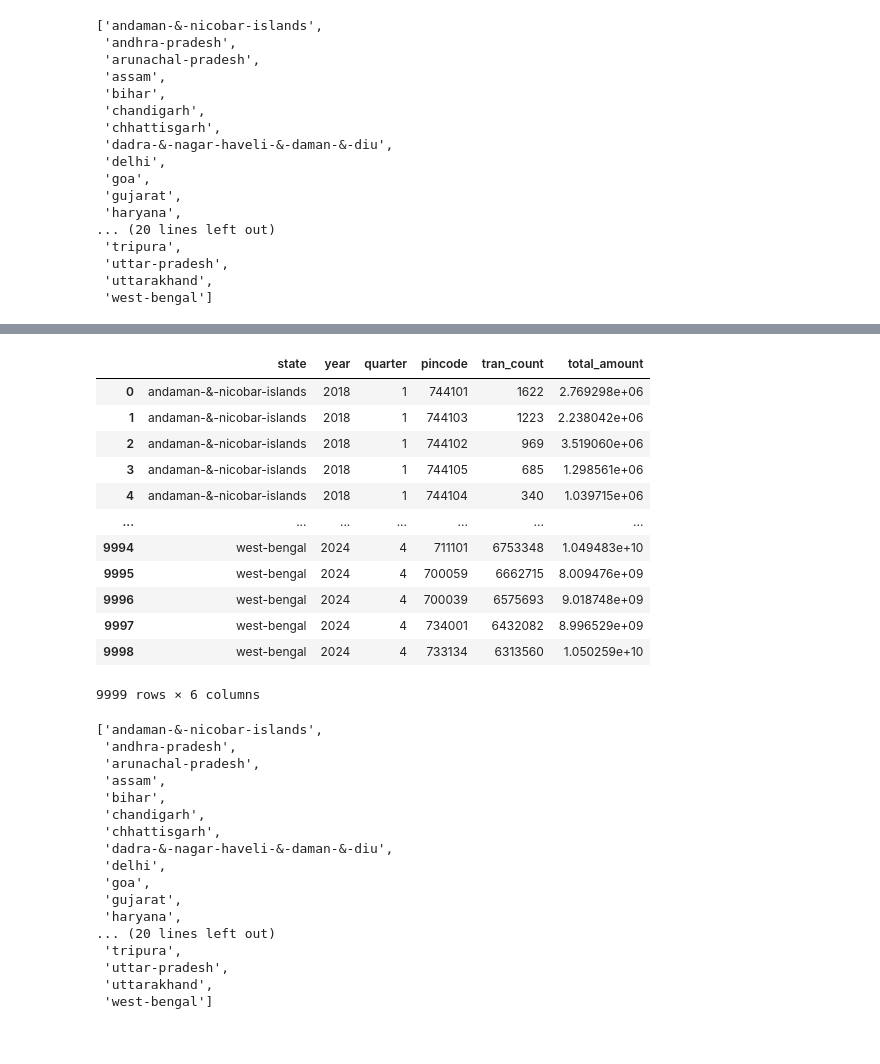
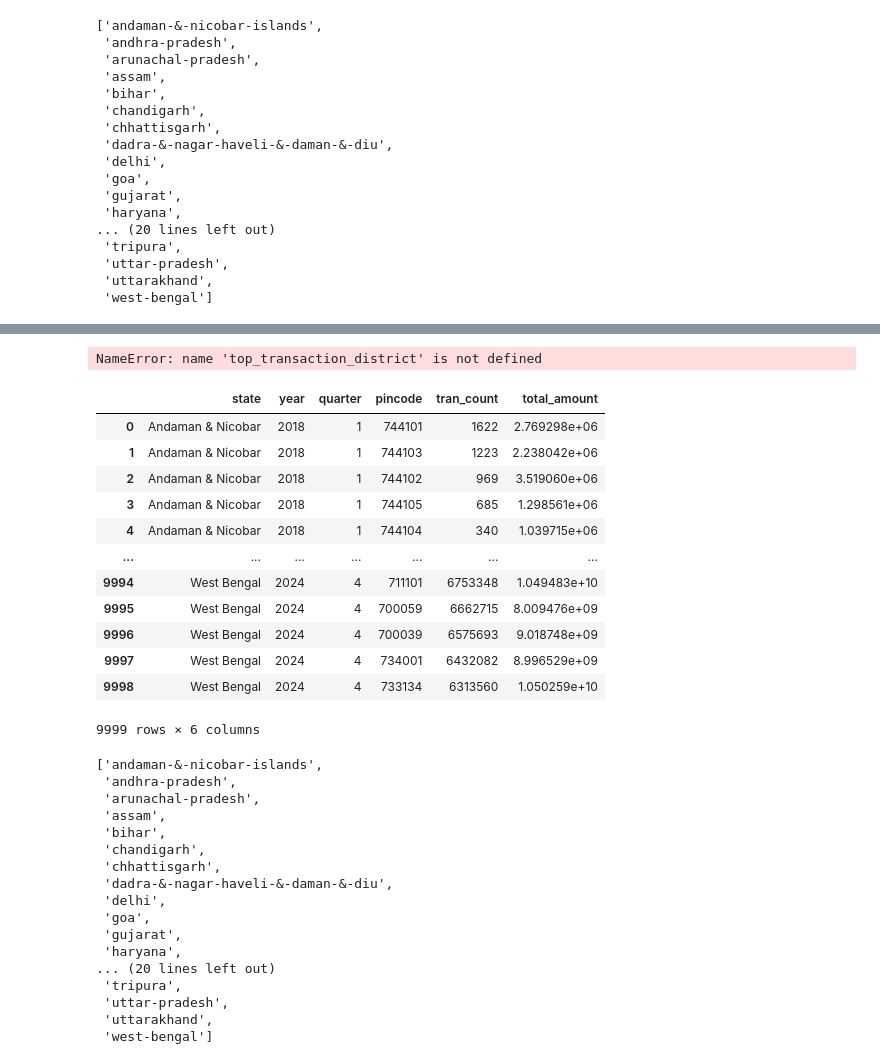
Before and after one commit to Ranjitha23ds/Phonepe-Pulse-Data-Visualization-and-Exploration, a Jupyter notebook: Phone.ipynb, the cells around one changed output, grey strips where cells are left out. Cells and saved outputs as stored; diff of their text form; code cells hidden in the pictures.

```diff
--- a/Phone.ipynb
+++ b/Phone.ipynb
@@ -360,3 +434,8 @@ top_transaction_district
+# %%
+top_transaction_district["state"]=top_transaction_district["state"].replace(state_mapping)
+top_transaction_district
+# %% [output]
+NameError: name 'top_transaction_district' is not defined
 # %%
 clm5={"state":[],"year":[],"quarter":[],"pincode":[],"tran_count":[],"total_amount":[]}
 for i in top_tran:
@@ -385,22 +464,24 @@ for i in top_tran:
                 clm5["total_amount"].append(total_amt)
                 #clm4["type"].append(types)
 top_transaction_pincode=pd.DataFrame(clm5)
-# %%
-top_transaction_pincode
-# %% [output]
-|  | state | year | quarter | pincode | tran_count | total_amount |
-| 0 | andaman-&-nicobar-islands | 2018 | 1 | 744101 | 1622 | 2.769298e+06 |
-| 1 | andaman-&-nicobar-islands | 2018 | 1 | 744103 | 1223 | 2.238042e+06 |
-| 2 | andaman-&-nicobar-islands | 2018 | 1 | 744102 | 969 | 3.519060e+06 |
-| 3 | andaman-&-nicobar-islands | 2018 | 1 | 744105 | 685 | 1.298561e+06 |
-| 4 | andaman-&-nicobar-islands | 2018 | 1 | 744104 | 340 | 1.039715e+06 |
-| ... | ... | ... | ... | ... | ... | ... |
-| 9994 | west-bengal | 2024 | 4 | 711101 | 6753348 | 1.049483e+10 |
-| 9995 | west-bengal | 2024 | 4 | 700059 | 6662715 | 8.009476e+09 |
-| 9996 | west-bengal | 2024 | 4 | 700039 | 6575693 | 9.018748e+09 |
-| 9997 | west-bengal | 2024 | 4 | 734001 | 6432082 | 8.996529e+09 |
-| 9998 | west-bengal | 2024 | 4 | 733134 | 6313560 | 1.050259e+10 |
-9999 rows × 6 columns
+# %%
+top_transaction_pincode["state"]=top_transaction_pincode["state"].replace(state_mapping)
+#agg_transaction["state"]
+top_transaction_pincode
+# %% [output]
+|  | state | year | quarter | pincode | tran_count | total_amount |
+| 0 | Andaman & Nicobar | 2018 | 1 | 744101 | 1622 | 2.769298e+06 |
+| 1 | Andaman & Nicobar | 2018 | 1 | 744103 | 1223 | 2.238042e+06 |
+| 2 | Andaman & Nicobar | 2018 | 1 | 744102 | 969 | 3.519060e+06 |
+| 3 | Andaman & Nicobar | 2018 | 1 | 744105 | 685 | 1.298561e+06 |
+| 4 | Andaman & Nicobar | 2018 | 1 | 744104 | 340 | 1.039715e+06 |
+| ... | ... | ... | ... | ... | ... | ... |
+| 9994 | West Bengal | 2024 | 4 | 711101 | 6753348 | 1.049483e+10 |
+| 9995 | West Bengal | 2024 | 4 | 700059 | 6662715 | 8.009476e+09 |
+| 9996 | West Bengal | 2024 | 4 | 700039 | 6575693 | 9.018748e+09 |
+| 9997 | West Bengal | 2024 | 4 | 734001 | 6432082 | 8.996529e+09 |
+| 9998 | West Bengal | 2024 | 4 | 733134 | 6313560 | 1.050259e+10 |
+9999 rows × 6 columns
 # %%
 top_user_path="phonepe_pulse_data/data/top/user/country/india/state/"
 top_user=os.listdir(top_user_path)
```
Also changed, not shown: parts of 19 cells of this notebook.
